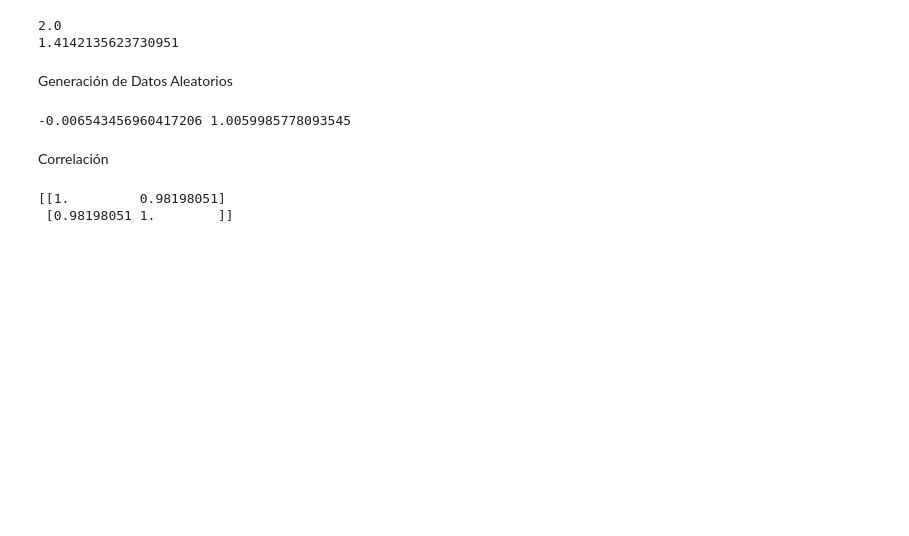
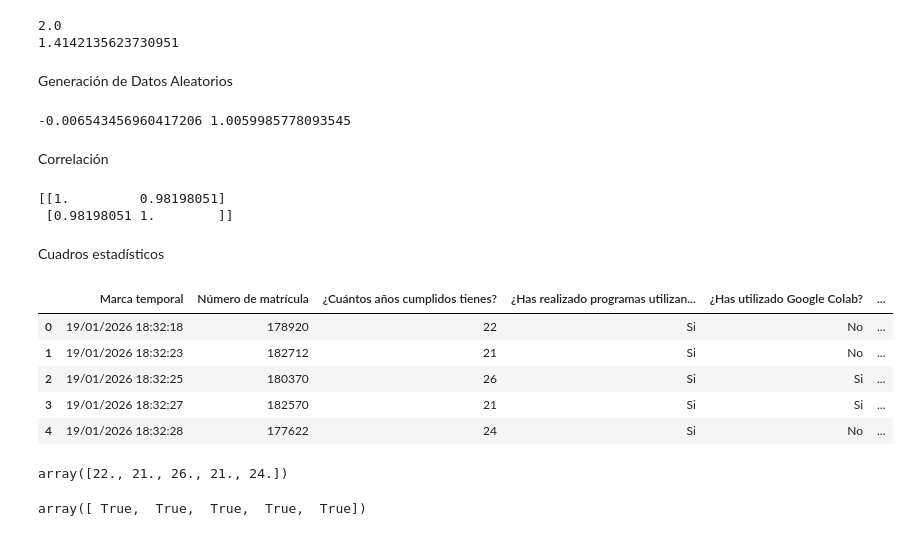
Before and after one commit to jesusrevilla/2022Q2GO-Bootcamp, a Jupyter notebook: Minería_de_Datos.ipynb, the cells around one changed output. Cells and saved outputs as stored; diff of their text form; code cells hidden in the pictures; blank space fills up the shorter version.

Commit message:
Se agregó un cuadro estadístico

```diff
--- a/Minería_de_Datos.ipynb
+++ b/Minería_de_Datos.ipynb
@@ -328,3 +328,5 @@ print(corr)
 # %% [output]
 [[1.         0.98198051]
  [0.98198051 1.        ]]
+# %% [markdown]
+Cuadros estadísticos
@@ -330,0 +411,9 @@ print(corr)
+# %%
+df.head()
+# %% [output]
+|  | Marca temporal | Número de matrícula | ¿Cuántos años cumplidos tienes? | ¿Has realizado programas utilizan... | ¿Has utilizado Google Colab? | ... |
+| 0 | 19/01/2026 18:32:18 | 178920 | 22 | Si | No | ... |
+| 1 | 19/01/2026 18:32:23 | 182712 | 21 | Si | No | ... |
+| 2 | 19/01/2026 18:32:25 | 180370 | 26 | Si | Si | ... |
+| 3 | 19/01/2026 18:32:27 | 182570 | 21 | Si | Si | ... |
+| 4 | 19/01/2026 18:32:28 | 177622 | 24 | Si | No | ... |
@@ -330,0 +426,8 @@ print(corr)
+# %%
+edad[:5]
+# %% [output]
+array([22., 21., 26., 21., 24.])
+# %%
+prog_py[:5]
+# %% [output]
+array([ True,  True,  True,  True,  True])
```
Also changed, not shown: parts of 10 cells of this notebook.
